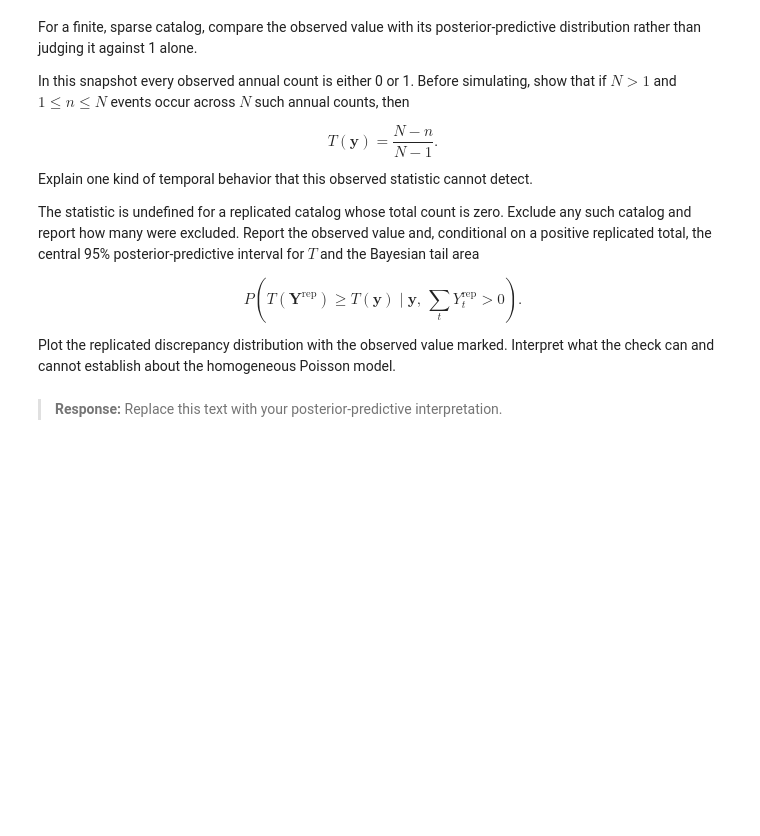
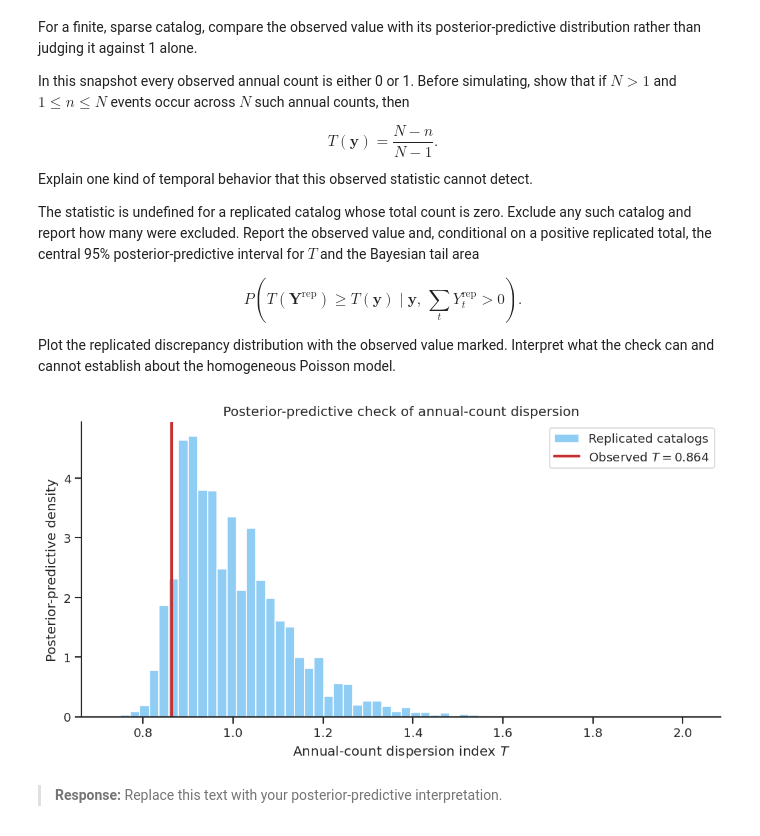
Before and after one commit to madvait/ME-539, a Jupyter notebook: lecturebook/homework/homework-03.ipynb, the cells around one changed output. Cells and saved outputs as stored; diff of their text form; code cells hidden in the pictures; blank space fills up the shorter version.

```diff
--- a/lecturebook/homework/homework-03.ipynb
+++ b/lecturebook/homework/homework-03.ipynb
@@ -1337,48 +1337,101 @@ def simulate_replicated_catalogs(
 ):
     '''Draw replicated annual-count catalogs from the posterior predictive.'''
     # Return an array with shape (n_replications, n_years).
-    # YOUR CODE HERE
-    raise NotImplementedError
+    rng = np.random.default_rng(seed)
 
+    # Draw one rate for each replicated catalog
+    lambda_rep = rng.gamma(
+        shape=alpha_post,
+        scale=1 / beta_post,
+        size=n_replications
+    )
+
+    # Draw n_years Poisson counts using the same rate within each catalog
+    replicated_catalogs = rng.poisson(
+        lam=lambda_rep[:, None],
+        size=(n_replications, n_years)
+    )
+
+    return replicated_catalogs
 
 def dispersion_index(count_matrix):
     '''Return sample-variance/mean along the final axis.'''
     # For a two-dimensional input, return one discrepancy per row.
     # YOUR CODE HERE
-    raise NotImplementedError
+    mean = np.mean(count_matrix, axis=-1)
+    variance = np.var(count_matrix, axis=-1, ddof=1)
+
+    return variance / mean
 
 
 # Carry out the posterior-predictive calculation. Store the retained
 # positive-total replicated discrepancies in finite_discrepancies and define
 # observed_discrepancy, excluded_discrepancies, predictive_interval, and
 # bayesian_tail_area. Use the same retained sample for the interval, tail
 # area, and plot.
 # YOUR CODE HERE
+# Maximum-entropy prior: Gamma(1, 8)
+alpha_post, beta_post = gamma_poisson_update(
+    1, 8, annual_counts, EXPOSURE_YEARS
+)
+
+# Generate 50,000 replicated 126-year catalogs
+replicated_catalogs = simulate_replicated_catalogs(
+    alpha_post,
+    beta_post,
+    annual_counts.size
+)
+
+# Exclude replicated catalogs with zero total events
+positive_total = np.sum(replicated_catalogs, axis=-1) > 0
+excluded_discrepancies = np.sum(~positive_total)
+
+# Calculate discrepancies for retained catalogs
+finite_discrepancies = dispersion_index(
+    replicated_catalogs[positive_total]
+)
+
+# Observed discrepancy
+observed_discrepancy = dispersion_index(
+    annual_counts[None, :]
+)[0]
+
+# Central 95% posterior-predictive interval
+predictive_interval = np.quantile(
+    finite_discrepancies, [0.025, 0.975]
+)
+
+# Bayesian tail area
+bayesian_tail_area = np.mean(
+    finite_discrepancies >= observed_discrepancy
+)
 
 # Visualization code is supplied; it uses the quantities computed above.
 fig, ax = plt.subplots(figsize=(8.5, 4.5))
 ax.hist(
     finite_discrepancies,
     bins=60,
     density=True,
     color="#90cdf4",
     edgecolor="white",
     label="Replicated catalogs",
 )
 ax.axvline(
     observed_discrepancy,
     color="#c53030",
     linewidth=2.5,
     label=fr"Observed $T={observed_discrepancy:.3f}$",
 )
 ax.set(
     xlabel=r"Annual-count dispersion index $T$",
     ylabel="Posterior-predictive density",
     title="Posterior-predictive check of annual-count dispersion",
 )
 ax.legend()
 sns.despine(ax=ax)
 plt.show()
+# %% [output]
+[figure, added]
 # %% [markdown]
 > **Response:** Replace this text with your posterior-predictive interpretation.
 # %% [markdown]
```
Also changed, not shown: parts of 2 cells of this notebook.
